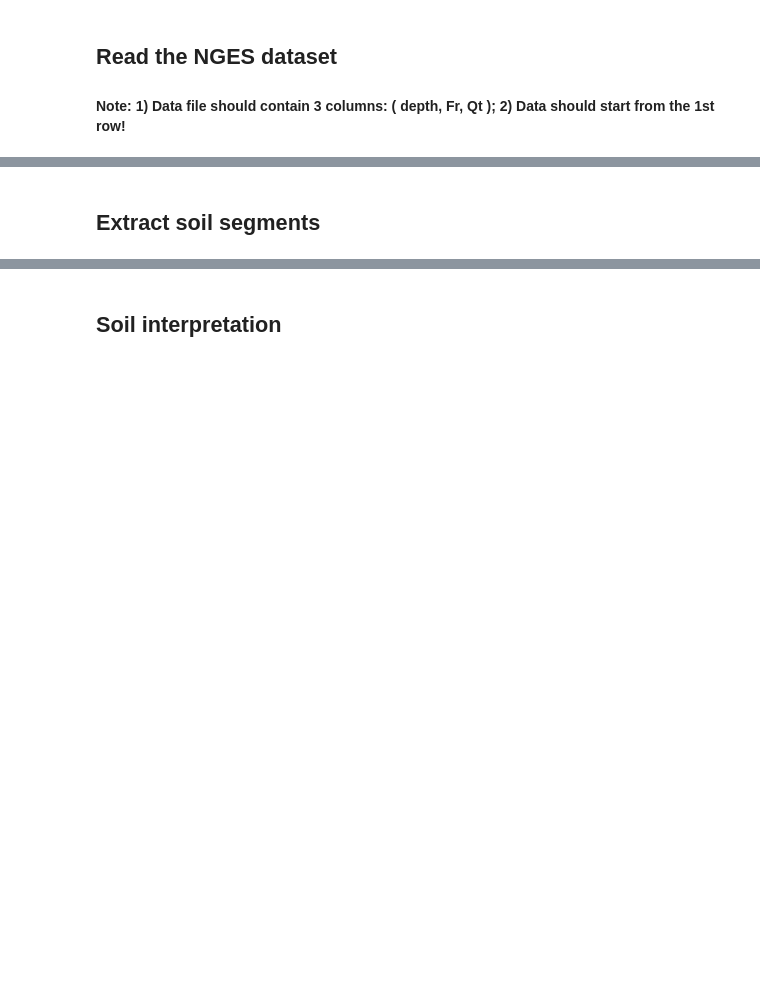
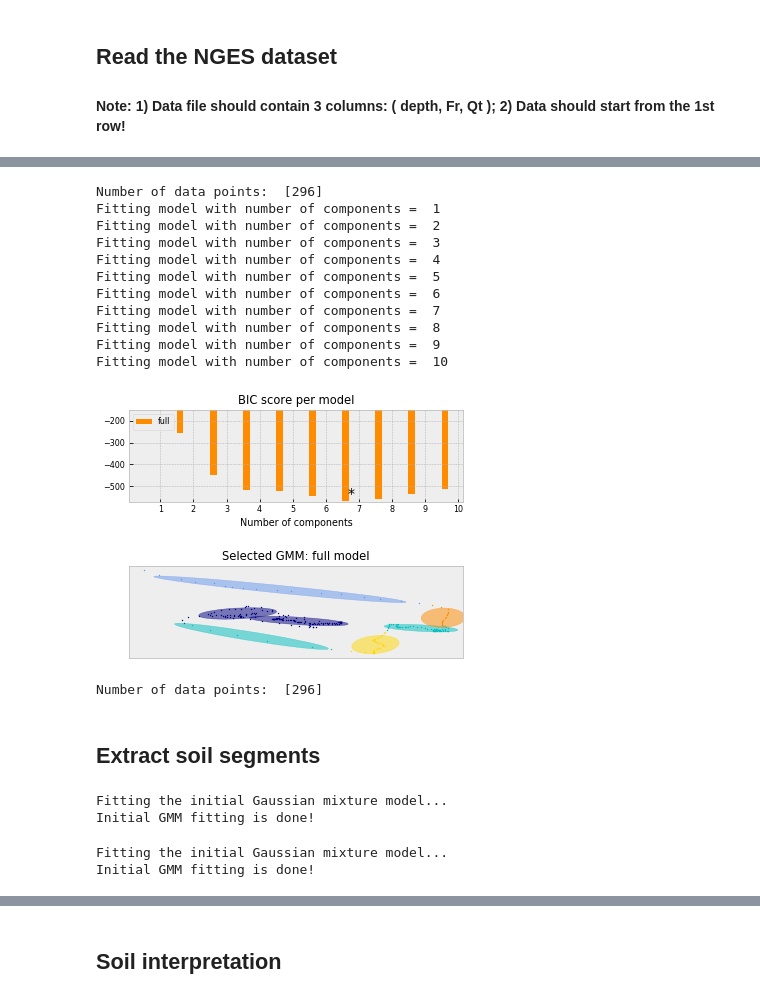
Before and after one commit to hwang051785/pyCPT, a Jupyter notebook: jupyter_notebooks/pyCPT_test.ipynb, the cells around one changed output, grey strips where cells are left out. Saved outputs shown, nothing was run; the diff lists cells and outputs as text; code cells hidden in the pictures; blank space fills up the shorter version.

```diff
--- a/jupyter_notebooks/pyCPT_test.ipynb
+++ b/jupyter_notebooks/pyCPT_test.ipynb
@@ -23,12 +37,44 @@ cpt1 = pyCPT.CPT(datapath)
+# %%
+# By default, model selection using BIC is performed
+datapath = '../test_data/NGES_data.csv'
+cpt2 = pyCPT.CPT(datapath)
+# %% [output]
+Number of data points:  [296]
+Fitting model with number of components =  1
+Fitting model with number of components =  2
+Fitting model with number of components =  3
+Fitting model with number of components =  4
+Fitting model with number of components =  5
+Fitting model with number of components =  6
+Fitting model with number of components =  7
+Fitting model with number of components =  8
+Fitting model with number of components =  9
+Fitting model with number of components =  10
+[figure, added]
 # %%
 # If explicitly turn off model selection option, no optimal number of cluster will be inferred.
 datapath = '../test_data/NGES_data.csv'
-cpt2 = pyCPT.CPT(datapath,do_model_selection=False)
+cpt3 = pyCPT.CPT(datapath,do_model_selection=False)
+# %% [output]
+Number of data points:  [296]
 # %% [markdown]
 ## Extract soil segments
 # %%
-# if no prior information is available
-cpt1.segmentation(num_of_iter=200, start_iter=100)
+# No prior information is available, the proposal function uses the default parameters
+cpt1.segmentation(num_of_iter=2000, start_iter=1500)
+# %% [output]
+Fitting the initial Gaussian mixture model...
+Initial GMM fitting is done!
+# %%
+# No prior information is available, the proposal function uses the user defined parameters
+cpt2.segmentation(num_of_iter=2000, start_iter=1500,
+                  mu_jump_length=0.1,
+                  theta_jump_length=0.1,
+                  cov_volume_jump_length=0.1,
+                  r_anneal=0.01, anneal_start=0.5, anneal_end=0.75)
+# %% [output]
+Fitting the initial Gaussian mixture model...
+Initial GMM fitting is done!
 # %%
 # if prior information is available
 # prior knowledge of the center of each cluster
```
Also changed, not shown: parts of 12 cells of this notebook, 3 other files.
